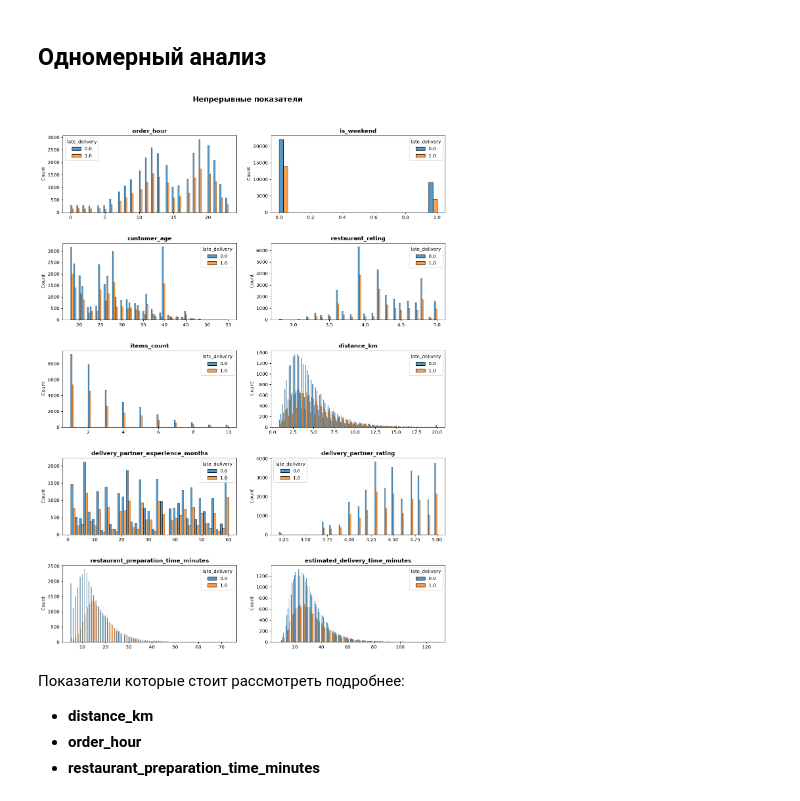
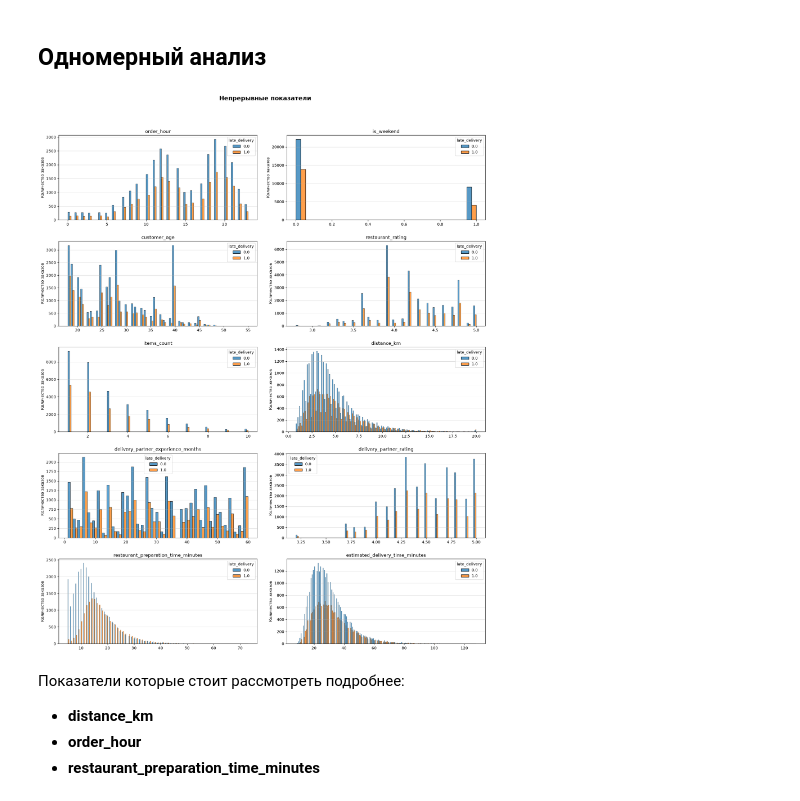
Before and after one commit to tomashovegor/project-practice-case-4, a Jupyter notebook: food_delivery_orders_dataset_analysis.ipynb, the cells around one changed output. Drawn from its saved outputs; the diff is of its cells as text; code cells hidden in the pictures.

```diff
--- a/food_delivery_orders_dataset_analysis.ipynb
+++ b/food_delivery_orders_dataset_analysis.ipynb
@@ -306,7 +308,8 @@ for idx, col in enumerate(numeric_columns):
     ax = axes[idx]
     df.boxplot(column=col, ax=ax)
     ax.set_xlabel('')
-    ax.set_title(col, fontsize=12, fontweight='bold')
+    ax.set_title(col, fontsize=10)
+    ax.grid(axis="y", alpha=0.4)
 
 plt.suptitle('Выбросы по показателям', fontsize=16, fontweight='bold', y=.94)
 plt.subplots_adjust(
@@ -326,38 +329,40 @@ numeric_columns = [
     'is_weekend',
     'customer_age',
     'restaurant_rating',
     'items_count',
     'distance_km',
     'delivery_partner_experience_months',
     'delivery_partner_rating',
     'restaurant_preparation_time_minutes',
     'estimated_delivery_time_minutes',
 ]
 
-fig, axes = plt.subplots(5, 2, figsize=(15, 20))
+fig, axes = plt.subplots(5, 2, figsize=(20, 24))
 axes = axes.flatten()
 
 for idx, col in enumerate(numeric_columns):
     ax = axes[idx]
     sns.histplot(
         data=df,
         x=col,
         hue='late_delivery',
         bins="auto",
         multiple='dodge',
         ax=ax
     )
     ax.set_xlabel('')
-    ax.set_title(col, fontsize=12, fontweight='bold')
+    ax.set_ylabel("Количество заказов")
+    ax.set_title(col, fontsize=12)
+    ax.grid(axis="y", alpha=.4)
 
 plt.suptitle('Непрерывные показатели', fontsize=16, fontweight='bold', y=.94)
 plt.subplots_adjust(
-    wspace=0.2,
-    hspace=0.4
+    wspace=0.15,
+    hspace=0.25
 )
 plt.show()
 # %% [output]
-[figure, old version]
+[figure, new version]
 # %% [markdown]
 Показатели которые стоит рассмотреть подробнее:
 - **distance_km**
```
Also changed, not shown: parts of 27 cells of this notebook.
